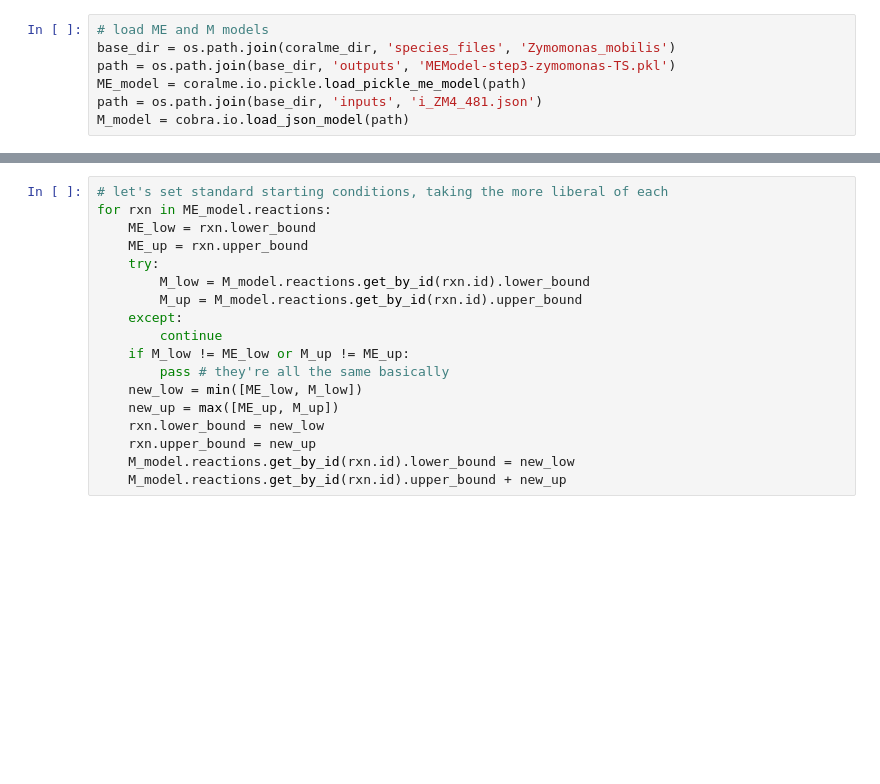
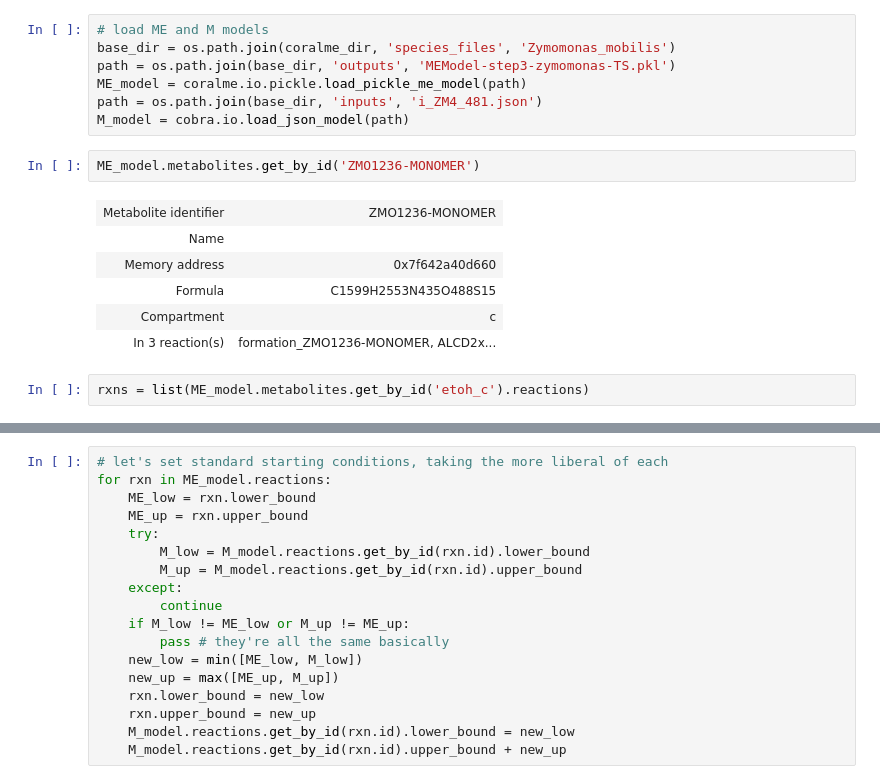
Before and after one commit to sDiegoMart/coralme, a Jupyter notebook: notebooks/2_compare_ME_vs_M.ipynb, the cells around one changed output, grey strips where cells are left out. Drawn from its saved outputs; the diff is of its cells as text; blank space fills up the shorter version.

```diff
--- a/notebooks/2_compare_ME_vs_M.ipynb
+++ b/notebooks/2_compare_ME_vs_M.ipynb
@@ -29,3 +29,14 @@ path = os.path.join(base_dir, 'outputs', 'MEModel-step3-zymomonas-TS.pkl')
 ME_model = coralme.io.pickle.load_pickle_me_model(path)
 path = os.path.join(base_dir, 'inputs', 'i_ZM4_481.json')
 M_model = cobra.io.load_json_model(path)
+# %%
+ME_model.metabolites.get_by_id('ZMO1236-MONOMER')
+# %% [output]
+| Metabolite identifier | ZMO1236-MONOMER |
+| Name |  |
+| Memory address | 0x7f642a40d660 |
+| Formula | C1599H2553N435O488S15 |
+| Compartment | c |
+| In 3 reaction(s) | formation_ZMO1236-MONOMER, ALCD2x... |
+# %%
+rxns = list(ME_model.metabolites.get_by_id('etoh_c').reactions)
```
Also changed, not shown: parts of 1 cell of this notebook, 5 other files.
